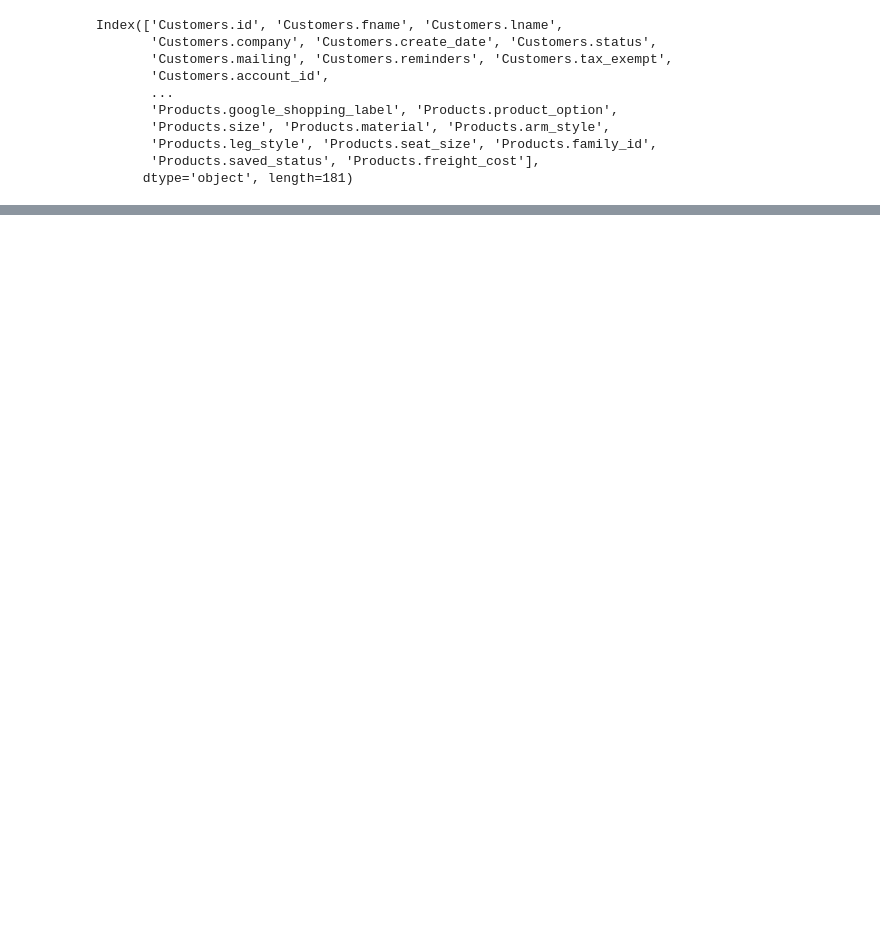
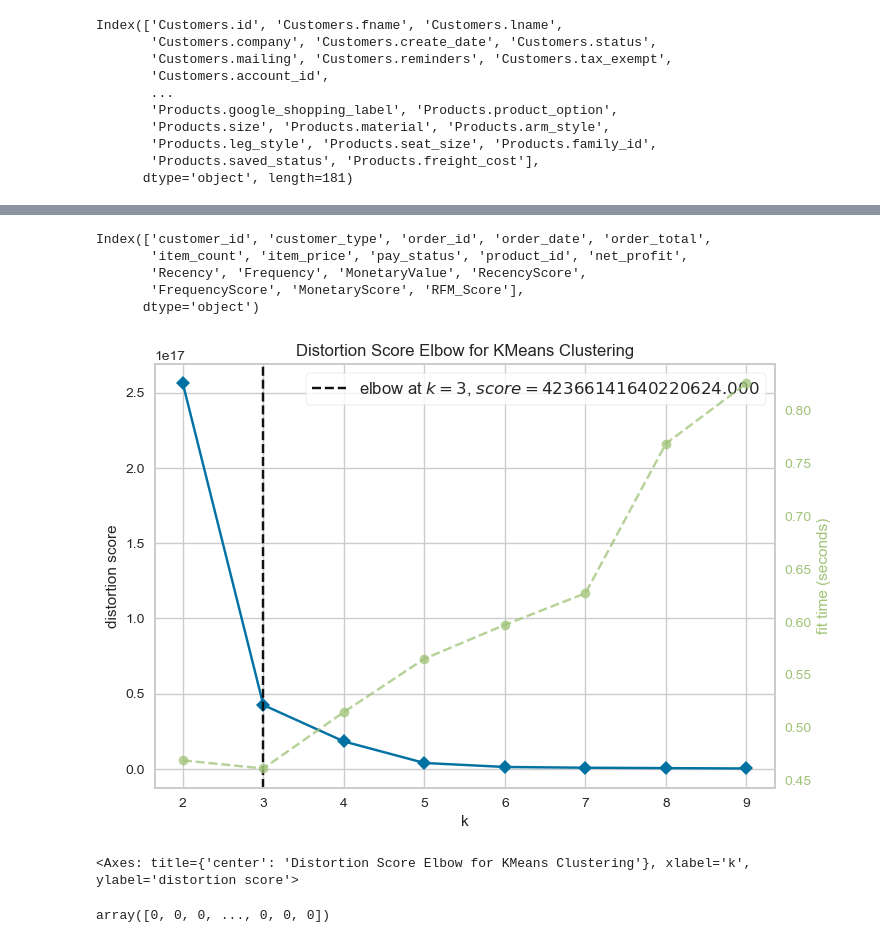
Before and after one commit to ramazannbilen/AI-machine-learning, a Jupyter notebook: Assignments/Customer Segmentation/Customer Segmentation.ipynb, the cells around one changed output, grey strips where cells are left out. Cells and saved outputs as stored; diff of their text form; code cells hidden in the pictures; blank space fills up the shorter version.

```diff
--- a/Assignments/Customer Segmentation/Customer Segmentation.ipynb
+++ b/Assignments/Customer Segmentation/Customer Segmentation.ipynb
@@ -43,0 +474,3 @@ product = df.filter(like='Products')
+# %%
+# Calculate RFM score by combining the individual scores
+rfm_df['RFM_Score'] = rfm_df['RecencyScore'] + rfm_df['FrequencyScore'] + rfm_df['MonetaryScore']
@@ -43,0 +486,11 @@ product = df.filter(like='Products')
+# %%
+rfm_df.columns
+# %% [output]
+Index(['customer_id', 'customer_type', 'order_id', 'order_date', 'order_total',
+       'item_count', 'item_price', 'pay_status', 'product_id', 'net_profit',
+       'Recency', 'Frequency', 'MonetaryValue', 'RecencyScore',
+       'FrequencyScore', 'MonetaryScore', 'RFM_Score'],
+      dtype='object')
+# %%
+x = rfm_df[['Recency', 'Frequency', 'MonetaryValue', 'RecencyScore',
+       'FrequencyScore', 'MonetaryScore', 'RFM_Score']]
@@ -43,0 +499,10 @@ product = df.filter(like='Products')
+# %%
+km = KMeans()
+# %%
+vis = KElbowVisualizer(km,k=(2,10))
+# %%
+vis.fit(x)
+vis.show()
+# %% [output]
+[figure, added]
+<Axes: title={'center': 'Distortion Score Elbow for KMeans Clustering'}, xlabel='k', ylabel='distortion score'>
@@ -43,0 +515,4 @@ product = df.filter(like='Products')
+# %%
+pred
+# %% [output]
+array([0, 0, 0, ..., 0, 0, 0])
```
Also changed, not shown: parts of 71 cells of this notebook, 2 other files.
